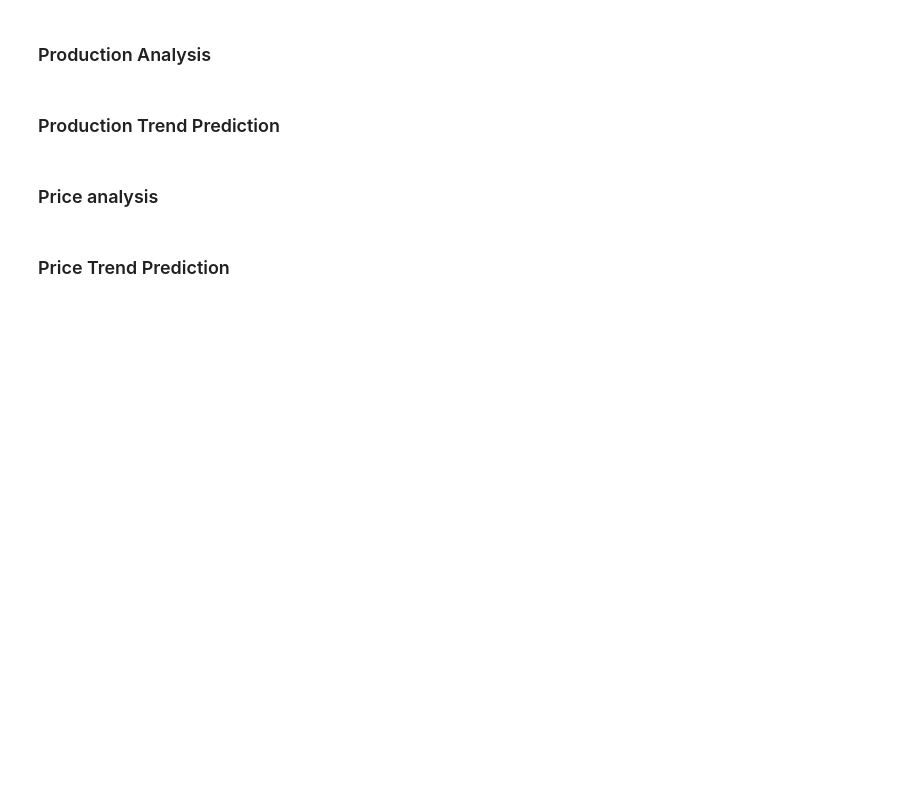
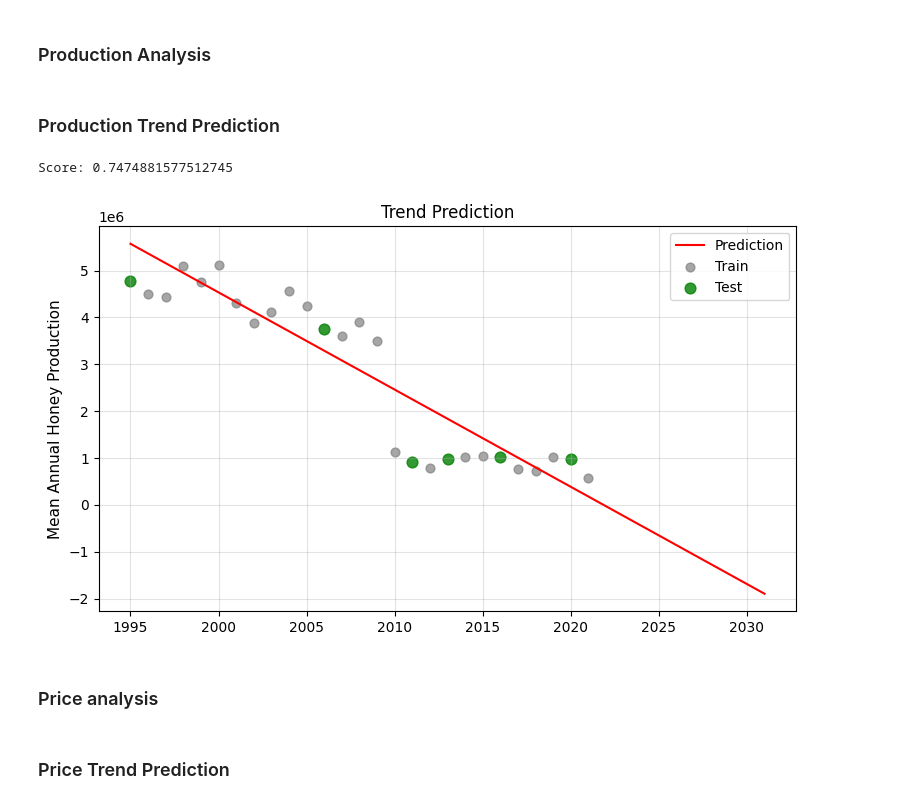
Before and after one commit to Ddav3/Bees_production_analysis, a Jupyter notebook: honey_production.ipynb, the cells around one changed output. Cells and saved outputs as stored; diff of their text form; code cells hidden in the pictures; blank space fills up the shorter version.

Commit message:
ended first version of project before streamlit

```diff
--- a/honey_production.ipynb
+++ b/honey_production.ipynb
@@ -24,14 +32,13 @@ honey_production_df_copy = honey_production_df.copy()
 honey_production_df = honey_production_df_copy.copy()
 
 #cleaning the dataset
-honey_production_df.drop(columns=["Unnamed: 0"], inplace=True)
 for state in honey_production_df.state.unique():
-    state_production = honey_production_df[honey_production_df.state == state]
+    state_production = honey_production_df.loc[honey_production_df.state == state]
     #keeping states that have data for all the 27 years from 1995 to 2021
     if len(state_production) < 27:
         honey_production_df.drop(state_production.index, inplace=True)
 
 n_states = honey_production_df.state.nunique()
-utils.EDA(honey_production_df, head = n_states) #to show the first data for all the considered states
+utils.EDA(honey_production_df, head = n_states) #show the first data for all the states
 
 honey_production_df_copy = honey_production_df.copy()
@@ -42,35 +67,18 @@ utils.plot_all(honey_production_df, "state", "year", "yield_per_colony")
 # %% [markdown]
 ### Production Trend Prediction
 # %%
-#setting up data
 years = honey_production_df['year'].unique()
 production_means = honey_production_df.groupby("year")["production"].mean()
 
-#preparing the model
-X_train, X_test, y_train, y_test = train_test_split(years.reshape(-1,1),
-                                                    production_means,
-                                                    test_size=0.25,
-                                                    random_state=30)
-model= LinearRegression()
-model.fit(X = X_train, y = y_train)
-print(model.score(X_test, y_test))
-
-#setting up the data for predictions
-future_years = np.arange(2022, 2032)
-years = np.concatenate([years,future_years])
-y_pred = model.predict(years.reshape(-1, 1))
-
-#plotting the results
-plt.figure(figsize=(9, 5))
-plt.plot(years, y_pred, color="red", label="Production")
-plt.scatter(X_train, y_train, color="grey", s=40, alpha=0.7, label="Train")
-plt.scatter(X_test, y_test, color="green", s=60, alpha=0.8, label="Test")
-plt.xlabel("Year", fontsize = 11)
-plt.ylabel("Production", fontsize = 11)
-plt.title("Production Trend Prediction")
-plt.legend()
-plt.grid(True, alpha=0.35)
-plt.show()
+utils.linear_regression_and_plot(x_array=years,
+                           pred_x_array=np.concatenate([years,np.arange(2022, 2032)]),
+                           y_array=production_means,
+                           train_size=0.8,
+                           random_state=30,
+                           ylabel = "Mean Annual Honey Production")
+# %% [output]
+Score: 0.7474881577512745
+[figure, added]
 # %% [markdown]
 ### Price analysis
 # %%
```
Also changed, not shown: parts of 9 cells of this notebook, 2 other files.
